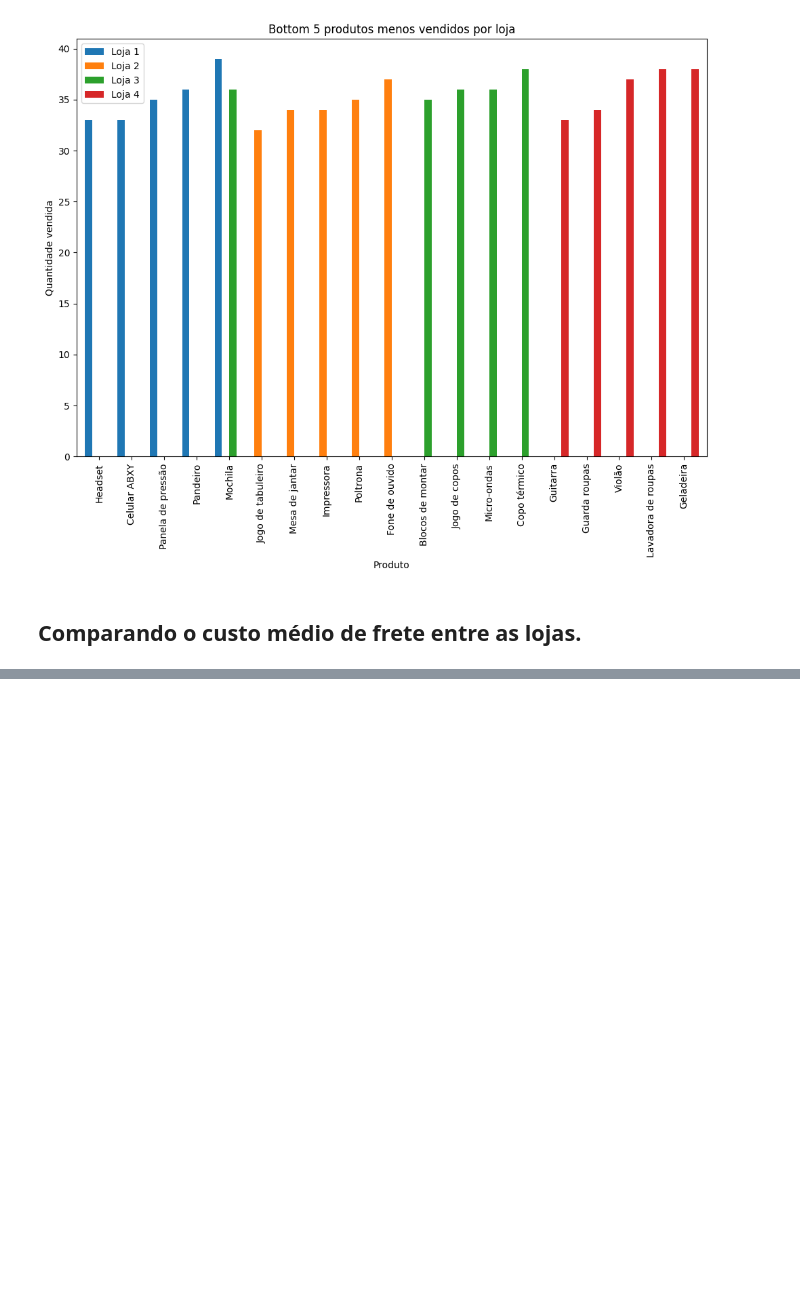
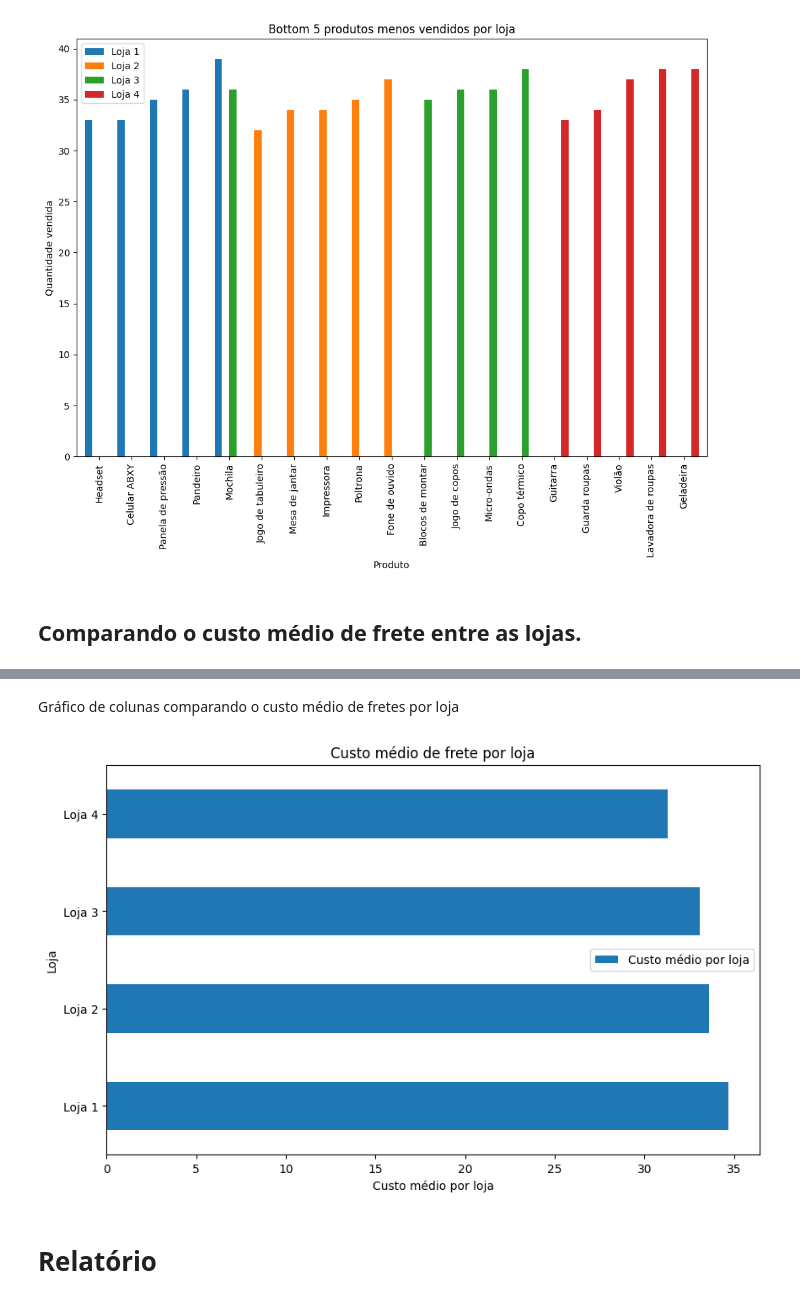
Before and after one commit to walleceoli/Alura_Store, a Jupyter notebook: Challenge_Alura_Store.ipynb, the cells around one changed output, grey strips where cells are left out. Saved outputs shown, nothing was run; the diff lists cells and outputs as text; code cells hidden in the pictures; blank space fills up the shorter version.

```diff
--- a/Challenge_Alura_Store.ipynb
+++ b/Challenge_Alura_Store.ipynb
@@ -807,0 +828,7 @@ Custo médio do frete loja4: R$31.28
+# %%
+media_custo_frete_conjunto = pd.DataFrame({'Loja': ['Loja 1','Loja 2','Loja 3','Loja 4'],
+                                           'Custo médio por loja': [media_custo_frete_loja1,
+                                                                    media_custo_frete_loja2,
+                                                                    media_custo_frete_loja3,
+                                                                    media_custo_frete_loja4]})
+media_custo_frete_conjunto.head()
@@ -807,0 +841,11 @@ Custo médio do frete loja4: R$31.28
+# %% [markdown]
+Gráfico de colunas comparando o custo médio de fretes por loja
+# %%
+media_custo_frete_conjunto.plot(kind='barh', x = 'Loja', y = 'Custo médio por loja', figsize=(10, 6), title= 'Custo médio de frete por loja')
+plt.xlabel('Custo médio por loja')
+plt.ylabel('Loja')
+plt.show()
+# %% [output]
+[figure, added]
+# %% [markdown]
+# Relatório
```
Also changed, not shown: parts of 15 cells of this notebook.
